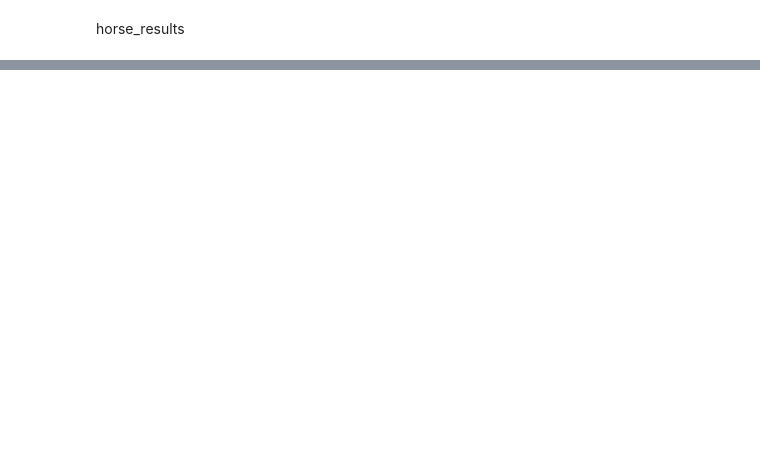
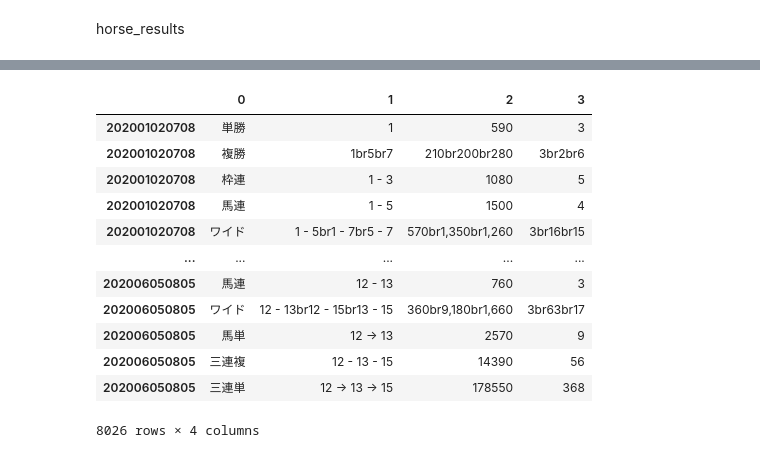
Before and after one commit to hoshi141015/keiba, a Jupyter notebook: keiba_neo.ipynb, the cells around one changed output, grey strips where cells are left out. Cells and saved outputs as stored; diff of their text form; code cells hidden in the pictures; blank space fills up the shorter version.

```diff
--- a/keiba_neo.ipynb
+++ b/keiba_neo.ipynb
@@ -954,0 +1026,17 @@ horse_sample2.to_pickle('horse_data_2020.pickle')
+# %%
+results_tables1 = pd.read_pickle('return_tables_2020.pickle')
+results_tables1
+# %% [output]
+|  | 0 | 1 | 2 | 3 |
+| 202001020708 | 単勝 | 1 | 590 | 3 |
+| 202001020708 | 複勝 | 1br5br7 | 210br200br280 | 3br2br6 |
+| 202001020708 | 枠連 | 1 - 3 | 1080 | 5 |
+| 202001020708 | 馬連 | 1 - 5 | 1500 | 4 |
+| 202001020708 | ワイド | 1 - 5br1 - 7br5 - 7 | 570br1,350br1,260 | 3br16br15 |
+| ... | ... | ... | ... | ... |
+| 202006050805 | 馬連 | 12 - 13 | 760 | 3 |
+| 202006050805 | ワイド | 12 - 13br12 - 15br13 - 15 | 360br9,180br1,660 | 3br63br17 |
+| 202006050805 | 馬単 | 12 → 13 | 2570 | 9 |
+| 202006050805 | 三連複 | 12 - 13 - 15 | 14390 | 56 |
+| 202006050805 | 三連単 | 12 → 13 → 15 | 178550 | 368 |
+8026 rows × 4 columns
```
Also changed, not shown: parts of 10 cells of this notebook, 3 other files.
